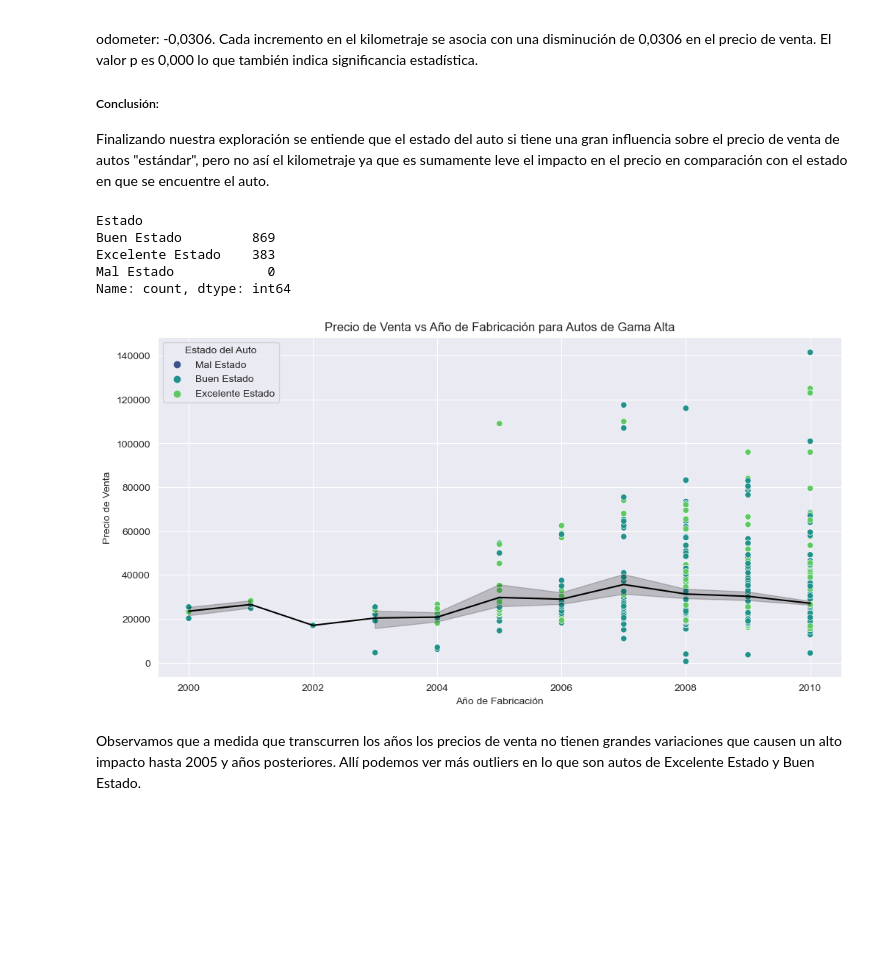
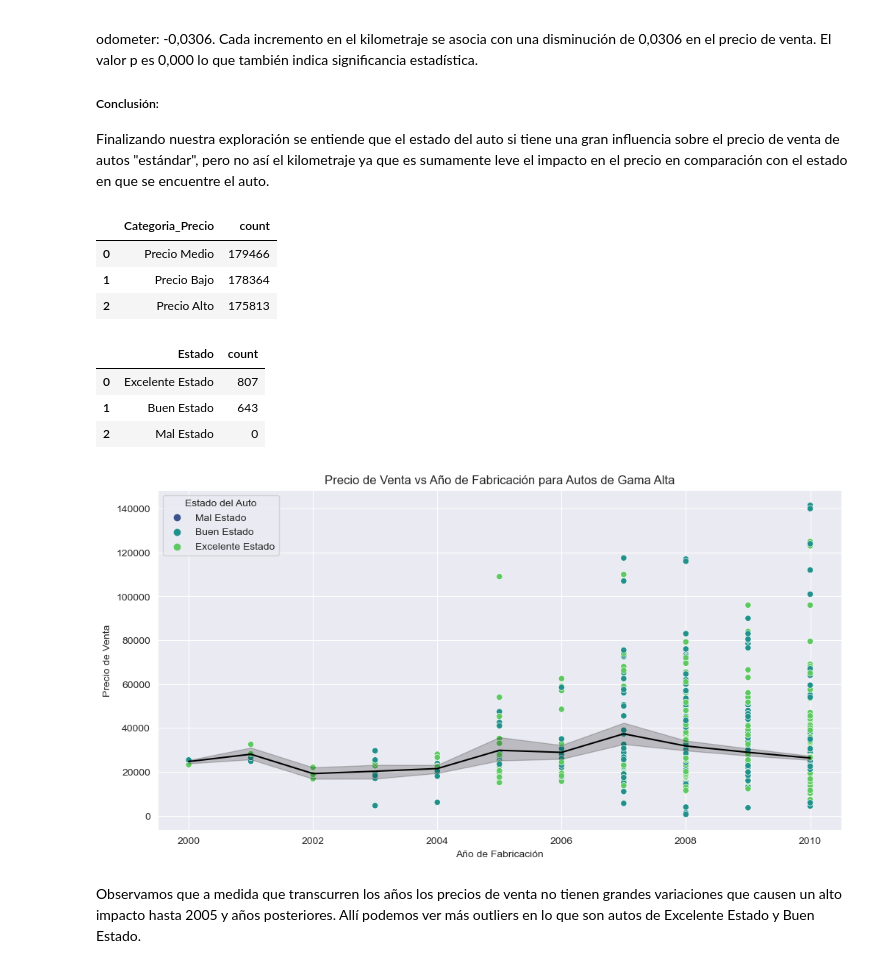
Before and after one commit to maxidom99/DataScience-CoderHouse, a Jupyter notebook: ProyectoDS_ParteI_Dominguez.ipynb, the cells around one changed output. Drawn from its saved outputs; the diff is of its cells as text; code cells hidden in the pictures; blank space fills up the shorter version.

```diff
--- a/ProyectoDS_ParteI_Dominguez.ipynb
+++ b/ProyectoDS_ParteI_Dominguez.ipynb
@@ -319,4 +380,0 @@ Muestreo de los datos actualizados:
-# %%
-#Muestra de la nueva columna comparada con la columna anterior
-df['Estado'] = pd.Categorical(df['Estado'])
-df[['condition','Estado']].sample(n=5)
@@ -361,14 +402,22 @@ Ademas de transformar la variable condición de númerica a categorica ahora cat
 def categorizar_auto(row):
     puntaje = 0
 
-    if row['condition'] > 40:
+    # [condition - Estado]	, [sellingprice - Categoria_Precio],
+    # [year - Categoria_Year],	[odometer - Categoria_Uso]
+
+    if row['Estado'] == 'Excelente Estado':
         puntaje += 2
-    elif row['condition'] > 20:
+    elif row['Estado'] == 'Buen Estado':
         puntaje += 1
 
-    if row['odometer'] < 10000:
+    if row['Categoria_Uso'] == 'Bajo Uso':
         puntaje += 2
-    elif row['odometer'] < 50000:
+    elif row['Categoria_Uso'] == 'Medio Uso':
+        puntaje += 1
+
+    if row['Categoria_Precio'] == 'Bajo Uso':
+        puntaje += 2
+    elif row['Categoria_Precio'] == 'Medio Uso':
         puntaje += 1
 
     if row['transmission'] == 'automatic':
@@ -389,6 +438,7 @@ def categorizar_auto(row):
         return 'Gama Baja'
 
 df['Gama'] = df.apply(categorizar_auto, axis=1)
+df['Gama'] = df['Gama'].astype('category')
 # %%
 # Hipótesis 1:
 baja_trsm = df[(df.Gama == 'Gama Baja') & ((df.transmission == 'automatic') | (df.transmission == 'manual'))][['Gama', 'transmission']]
@@ -490,31 +540,37 @@ odometer: -0,0306. Cada incremento en el kilometraje se asocia con una disminuci
 
 ##### Conclusión:
 Finalizando nuestra exploración se entiende que el estado del auto si tiene una gran influencia sobre el precio de venta de autos "estándar", pero no así el kilometraje ya que es sumamente leve el impacto en el precio en comparación con el estado en que se encuentre el auto.
+# %%
+df['Categoria_Precio'] = pd.qcut(df['sellingprice'], q=3, labels=['Precio Bajo', 'Precio Medio', 'Precio Alto'])
+Categorias_x_Precio = pd.DataFrame(df['Categoria_Precio'].value_counts()).reset_index()
+Categorias_x_Precio
+# %% [output]
+|  | Categoria_Precio | count |
+| 0 | Precio Medio | 179466 |
+| 1 | Precio Bajo | 178364 |
+| 2 | Precio Alto | 175813 |
 # %%
 # Hipótesis 3
-alta_condition = df[(df.Gama == 'Gama Alta') & (df.year <= 2010)][['year', 'make' ,'model', 'Gama', 'Estado', 'odometer', 'mmr', 'sellingprice']].reset_index(drop=True)
+alta_condition = df[(df.Gama == 'Gama Alta') & (df.year <= 2010)][['year', 'make' ,'model', 'Gama', 'condition', 'Estado', 'odometer', 'mmr',
+                                                                   'sellingprice', 'Categoria_Precio', 'Categoria_Year']].reset_index(drop=True)
+df_cantidad_condicion_alta = pd.DataFrame(alta_condition['Estado'].value_counts()).reset_index()
+df_cantidad_condicion_alta
+# %% [output]
+|  | Estado | count |
+| 0 | Excelente Estado | 807 |
+| 1 | Buen Estado | 643 |
+| 2 | Mal Estado | 0 |
-# %%
-alta_condition['Estado'].value_counts()
-# %% [output]
-Estado
-Buen Estado         869
-Excelente Estado    383
-Mal Estado            0
-Name: count, dtype: int64
 # %%
-# Convertir 'Estado' a una variable categórica con valores numéricos si es necesario
-alta_condition['Estado_num'] = alta_condition['Estado'].astype('category').cat.codes
-
 plt.figure(figsize=(12, 6))
 sns.scatterplot(x='year', y='sellingprice', hue='Estado', data=alta_condition, palette='viridis')
 sns.lineplot(x='year', y='sellingprice', data=alta_condition, estimator='mean', color='black', linewidth=1.5)
 plt.title('Precio de Venta vs Año de Fabricación para Autos de Gama Alta')
 plt.xlabel('Año de Fabricación')
 plt.ylabel('Precio de Venta')
 plt.legend(title='Estado del Auto')
 plt.show()
 # %% [output]
-[figure, old version]
+[figure, new version]
 # %% [markdown]
 Observamos que a medida que transcurren los años los precios de venta no tienen grandes variaciones que causen un alto impacto hasta 2005 y años posteriores.
 Allí podemos ver más outliers en lo que son autos de Excelente Estado y Buen Estado.
```
Also changed, not shown: parts of 33 cells of this notebook, 1 other file.
